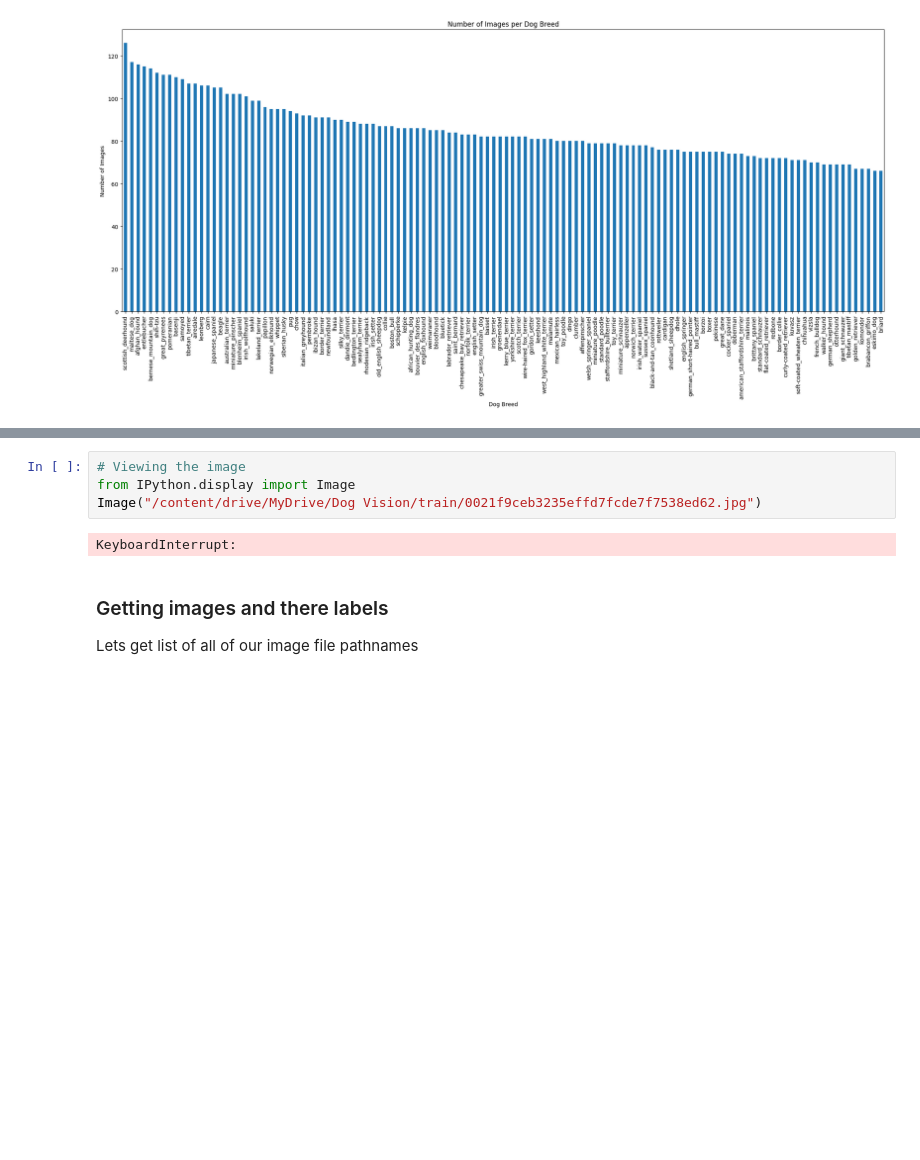
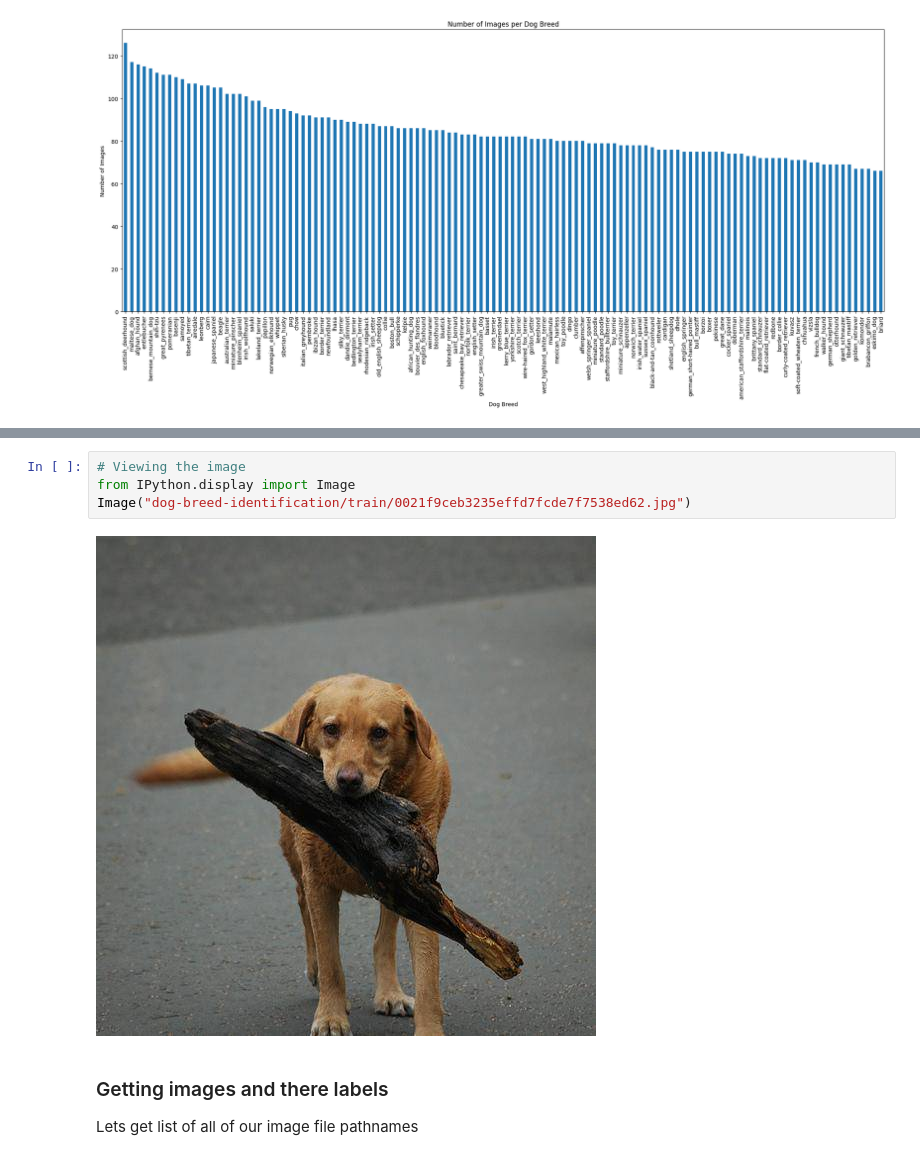
Before and after one commit to patel-aum-yorku/Dog-Vision-AI, a Jupyter notebook: end_to_end_dog_vision.ipynb, the cells around one changed output, grey strips where cells are left out. Drawn from its saved outputs; the diff is of its cells as text; blank space fills up the shorter version.

```diff
--- a/end_to_end_dog_vision.ipynb
+++ b/end_to_end_dog_vision.ipynb
@@ -120,9 +128,9 @@ labels_csv["breed"].value_counts().median()
 # %%
 # Viewing the image
 from IPython.display import Image
-Image("/content/drive/MyDrive/Dog Vision/train/0021f9ceb3235effd7fcde7f7538ed62.jpg")
+Image("dog-breed-identification/train/0021f9ceb3235effd7fcde7f7538ed62.jpg")
 # %% [output]
-KeyboardInterrupt:
+[figure, added]
 # %% [markdown]
 ### Getting images and there labels
 
```
Also changed, not shown: parts of 16 cells of this notebook, 1 other file.
